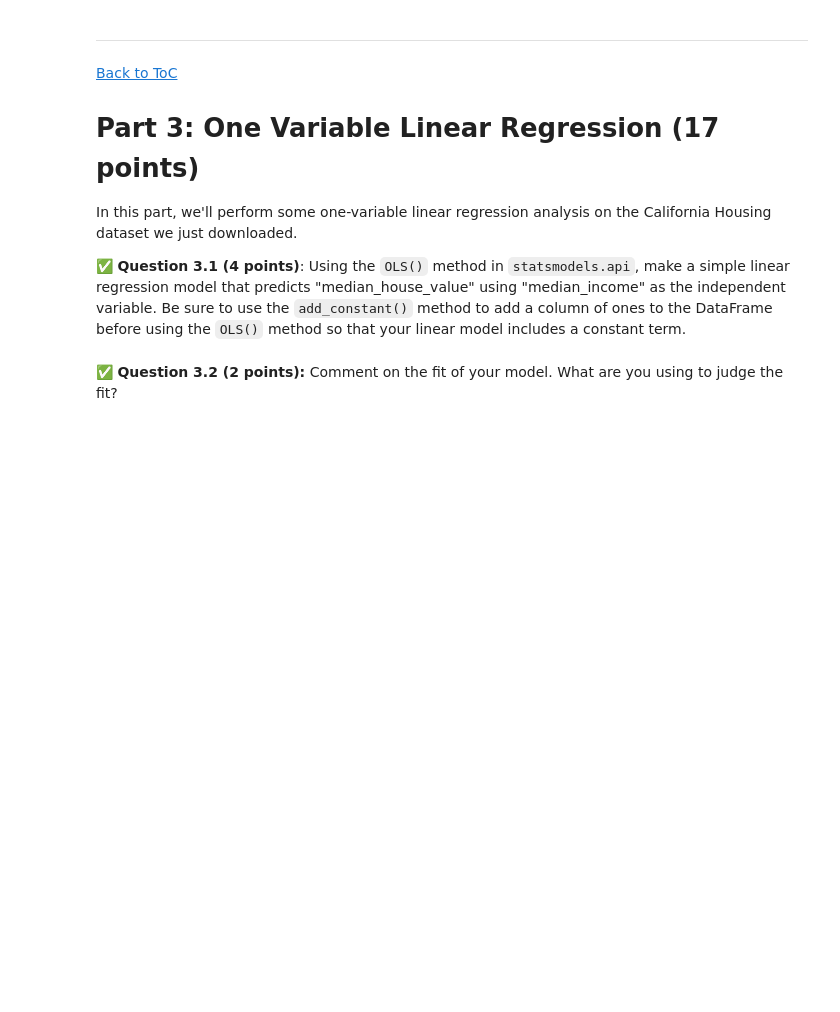
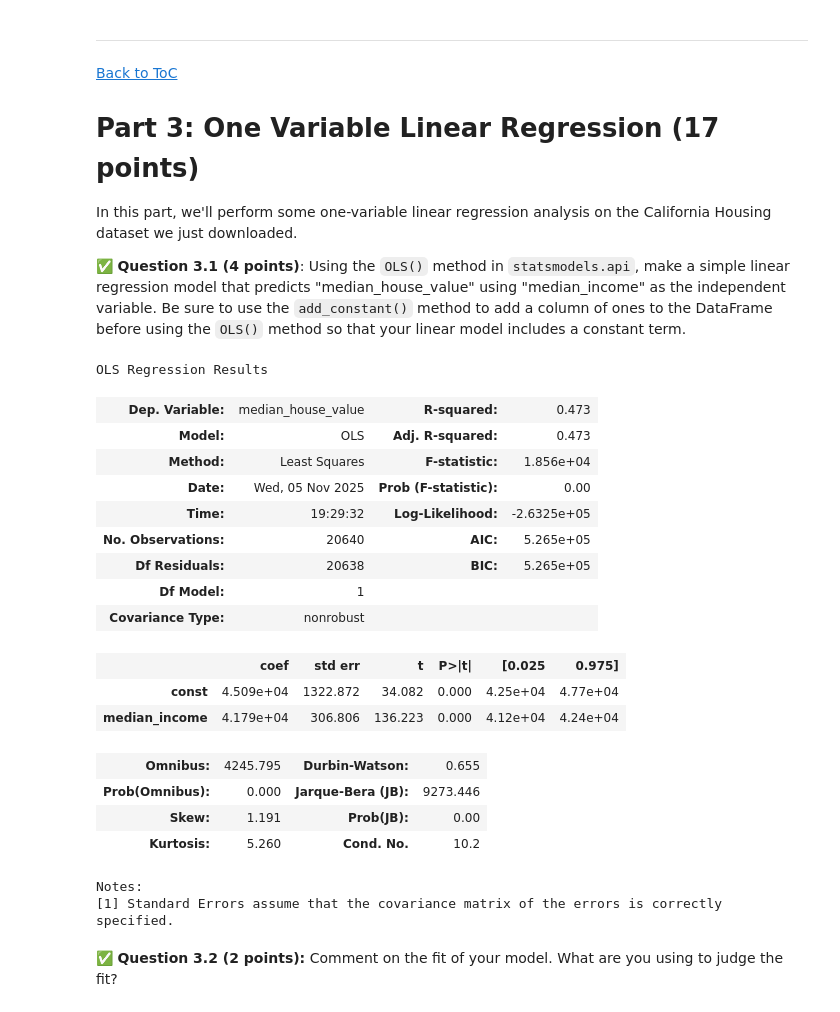
Before and after one commit to winbergd/cmse202-f25-turnin, a Jupyter notebook: hw-03/HW3_CMSE202.ipynb, the cells around one changed output. Drawn from its saved outputs; the diff is of its cells as text; code cells hidden in the pictures; blank space fills up the shorter version.

```diff
--- a/hw-03/HW3_CMSE202.ipynb
+++ b/hw-03/HW3_CMSE202.ipynb
@@ -206,2 +204,32 @@ In this part, we'll perform some one-variable linear regression analysis on the
+# %%
+import statsmodels.api as sm
+x = df["median_income"]
+y = df["median_house_value"]
+
+X = sm.add_constant(x)
+
+model = sm.OLS(y, X).fit()
+
+model.summary()
+# %% [output]
+OLS Regression Results
+| Dep. Variable: | median_house_value | R-squared: | 0.473 |
+| Model: | OLS | Adj. R-squared: | 0.473 |
+| Method: | Least Squares | F-statistic: | 1.856e+04 |
+| Date: | Wed, 05 Nov 2025 | Prob (F-statistic): | 0.00 |
+| Time: | 19:29:32 | Log-Likelihood: | -2.6325e+05 |
+| No. Observations: | 20640 | AIC: | 5.265e+05 |
+| Df Residuals: | 20638 | BIC: | 5.265e+05 |
+| Df Model: | 1 |  |  |
+| Covariance Type: | nonrobust |  |  |
+|  | coef | std err | t | P>|t| | [0.025 | 0.975] |
+| const | 4.509e+04 | 1322.872 | 34.082 | 0.000 | 4.25e+04 | 4.77e+04 |
+| median_income | 4.179e+04 | 306.806 | 136.223 | 0.000 | 4.12e+04 | 4.24e+04 |
+| Omnibus: | 4245.795 | Durbin-Watson: | 0.655 |
+| Prob(Omnibus): | 0.000 | Jarque-Bera (JB): | 9273.446 |
+| Skew: | 1.191 | Prob(JB): | 0.00 |
+| Kurtosis: | 5.260 | Cond. No. | 10.2 |
+Notes:
+[1] Standard Errors assume that the covariance matrix of the errors is correctly specified.
 # %% [markdown]
 &#9989; **Question 3.2 (2 points):** Comment on the fit of your model. What are you using to judge the fit?
```
Also changed, not shown: parts of 13 cells of this notebook.
